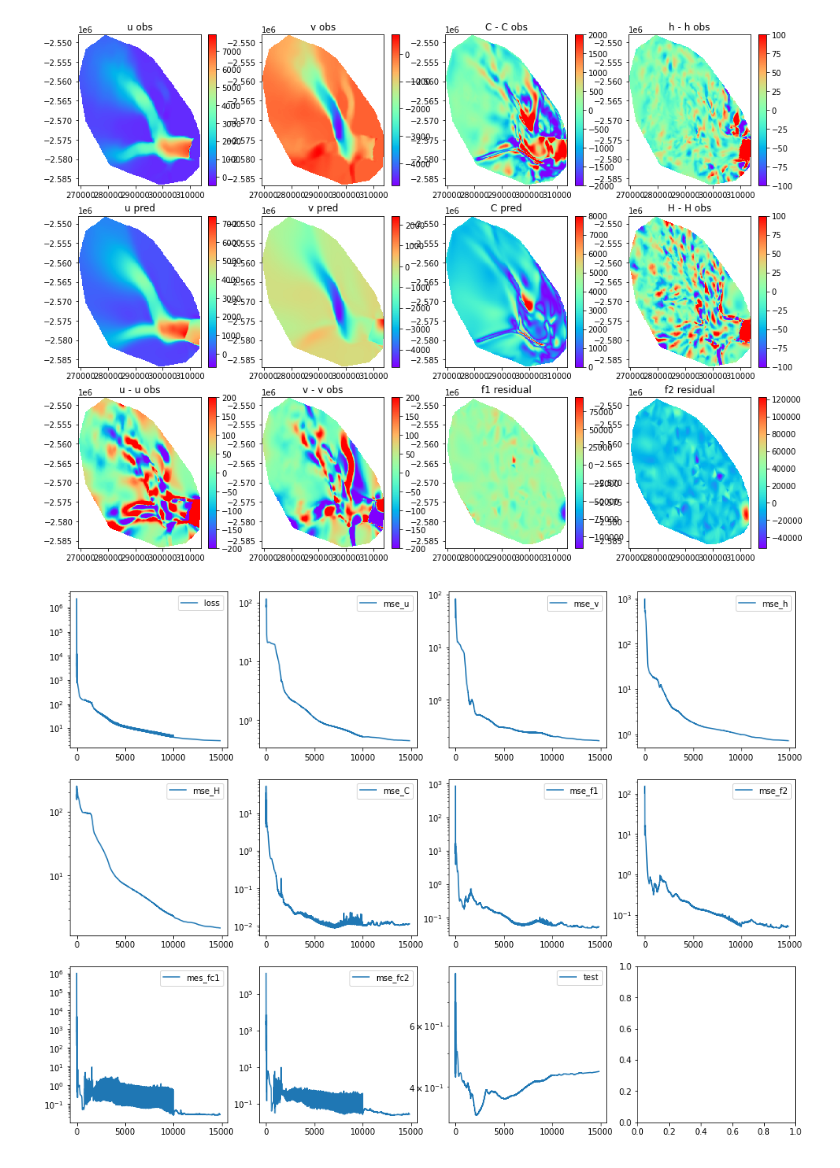
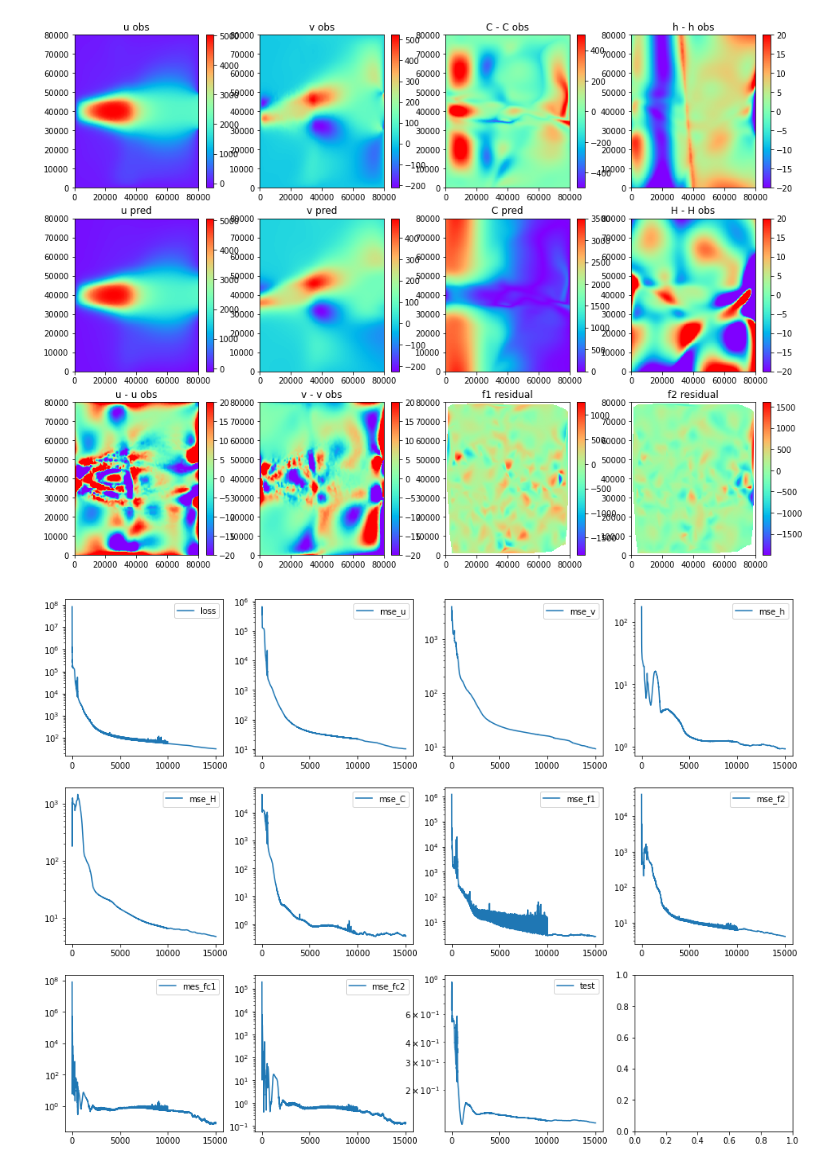
Before and after one commit to enigne/PINNS, a Jupyter notebook: test_3NN_C2.ipynb, the cells around one changed output. Cells and saved outputs as stored; diff of their text form; code cells hidden in the pictures.

```diff
--- a/test_3NN_C2.ipynb
+++ b/test_3NN_C2.ipynb
@@ -24,9 +24,9 @@ hp["N_u"] = 3000
 # Collocation points size, where we’ll check for f = 0
 hp["N_f"] = 500
 # DeepNN topology (2-sized input [x t], 8 hidden layer of 20-width, 1-sized output [u]
-hp["layers"] = [2, 20, 20, 20, 20, 20, 20, 20, 20, 2]
-hp["h_layers"] = [2, 20, 20, 20, 20, 20, 20, 20, 20,2]
-hp["C_layers"] = [2, 20, 20, 20, 20, 20, 20, 20, 20, 1]
+hp["layers"] = [2, 20, 20, 20, 20, 20, 2]
+hp["h_layers"] = [2, 20, 20, 20, 20, 20,2]
+hp["C_layers"] = [2, 20, 20, 20, 20, 20, 1]
 # Setting up the TF SGD-based optimizer (set tf_epochs=0 to cancel it)
 hp["tf_epochs"] = 100000
 hp["tf_lr"] = 0.001
@@ -46,8 +46,8 @@ repoPath = "./"
 appDataPath = os.path.join(repoPath, "matlab_SSA", "DATA")
 # path = os.path.join(appDataPath, "SSA2D_nocalving.mat")
 # path = os.path.join(appDataPath, "SSA2D_seg_nocalving.mat")
-# path = os.path.join(appDataPath, "SSA2D_segCF.mat")
-path = os.path.join(appDataPath, "Helheim_Weertman_iT080_PINN_fastflow_CF.mat")
+path = os.path.join(appDataPath, "SSA2D_segCF.mat")
+# path = os.path.join(appDataPath, "Helheim_Weertman_iT080_PINN_fastflow_CF.mat")
 modelPath = "./Models/test"
 reloadModel = False # reload from previous training
 #}}}
@@ -62,8 +62,8 @@ pinn = SSA3NN_calvingfront_invertC(hp, logger, X_f,
         X_cf, n_cf,
         xub, xlb, uub, ulb,
         modelPath, reloadModel,
-        mu=1.2680e8,
-        loss_weights=[1e-5, 1e-3, 1e-5, 1e-9, 1e-12])
+        mu=1.1060e8,
+        loss_weights=[1e-1, 1e-2, 1e-2, 1e-4, 1e-10])
 
 X_u = pinn.tensor(X_star)
 u = pinn.tensor(u_star)
@@ -116,16 +116,16 @@ Training finished (epoch 150000): duration = 42:03  error = 4.4328e-01
 # %%
 # plot
 vranges = {}
-vranges['u - u obs']=[-200, 200]
-vranges['v - v obs']=[-200, 200]
-vranges['H - H obs']=[-100, 100]
-vranges['h - h obs']=[-100, 100]
-vranges['C - C obs']=[-2000, 2000]
-vranges['C pred']=[0, 8000]
+vranges['u - u obs']=[-20, 20]
+vranges['v - v obs']=[-20, 20]
+vranges['H - H obs']=[-20, 20]
+vranges['h - h obs']=[-20, 20]
+vranges['C - C obs']=[-500, 500]
+vranges['C pred']=[0, 3500]
 plot_Helheim_all(pinn, X_f, X_star, u_star, xlb, xub, vranges)
 
 # history
 plot_log_history(pinn)
 # %% [output]
-[figure, old version]
+[figure, new version]
-[figure, old version]
+[figure, new version]
```
Also changed, not shown: parts of 2 cells of this notebook, 1 other file.
